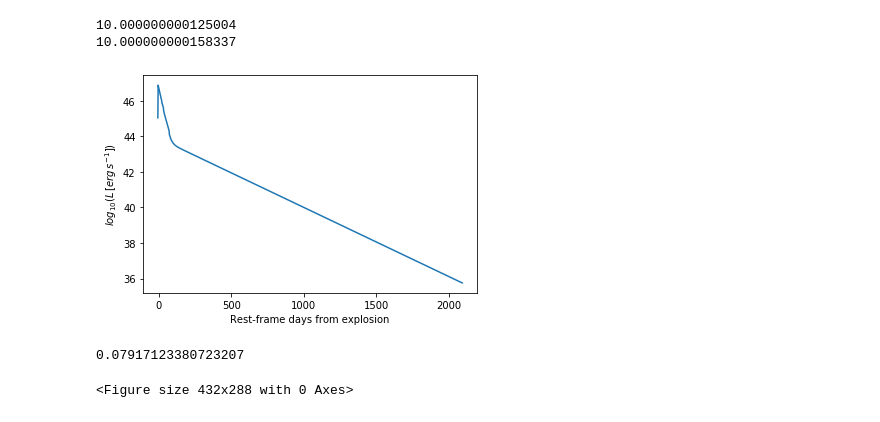
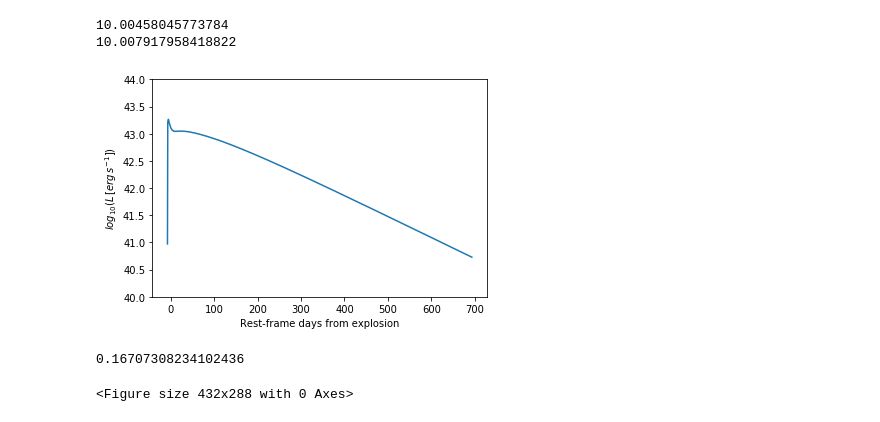
Before and after one commit to ibikadaeze/ast1501, a Jupyter notebook: mosfit_trial.ipynb, the cells around one changed output. Saved outputs shown, nothing was run; the diff lists cells and outputs as text; code cells hidden in the pictures.

```diff
--- a/mosfit_trial.ipynb
+++ b/mosfit_trial.ipynb
@@ -8,22 +8,22 @@ from six.moves import xrange
 n = 10          # Envelope density profile (6-12): steeper profile -> slower rise, broader LC
 delta = 0      # Core density profile. Should be quite flat (delta<3). LC pretty insensitive
 
-s = 0          # CSM density profile. s=0 means uniform shell, s=2 means steady wind.
+s = 2          # CSM density profile. s=0 means uniform shell, s=2 means steady wind.
 
 kappa = 0.2     # Opacity
 R0 = 1e16       # INNER CSM radius - little effect in most sensible cases!
 
-Mej = 10    # ejecta mass in Msun
-Mni = 5       # nickel mass
-Mcsm = 10        # CSM mass
-rho = 10**-4    # density of CSM shell (inner edge)
+Mej = 50    # ejecta mass in Msun
+Mni = 1       # nickel mass
+Mcsm = 5        # CSM mass
+rho = 10**-12    # density of CSM shell (inner edge)
 
 E_51 = 2      # Kinetic energy of explosion in 10^51 erg
 
 #R0 = (9.72e+17/rho)**(1./s)
 #shift = -5
 
-t_end = 2100    # last day of light curve
+t_end =  700 #2100    # last day of light curve
 n_points = 1000 # number of time steps at which to compute integral
 
 time = np.linspace(0.001,t_end,n_points)   # epochs for model LC output
@@ -173,37 +173,38 @@ L_plot = np.log10(L)
 
 t_peak = time[np.argmax(L_plot)]
 
 if s==0:
     label='Mej = %.2f Msun\nMcsm = %.2f Msun\nMni = %.2f Msun\nKinetic energy = %.2fe+51 erg\nPhotospheric radius = %.2e cm\nInner CSM density = %.2e g/cm3\nCSM profile: Shell' %(Mej,Mcsm,Mni,E_51,R_ph,rho)
 if s==2:
     label='Mej = %.2f Msun\nMcsm = %.2f Msun\nMni = %.2f Msun\nKinetic energy = %.2fe+51 erg\nPhotospheric radius = %.2e cm\nInner CSM density = %.2e g/cm3\nCSM profile: Wind' %(Mej,Mcsm,Mni,E_51,R_ph,rho)
 
 plt.plot(time-t_peak+shift,L_plot)
 #plt.legend()
 plt.xlabel('Rest-frame days from explosion')
 plt.ylabel(r'$log_{10}(\mathit{L}\,[erg\,s^{-1}])$')
 
 ymin = 41.5
 ymax = 44.2
 #plt.ylim(ymin,ymax)6
 
 try:
     xmax = time[len(L_plot[L_plot>ymin])]
 except:
     xmax = time[-1]
-
+plt.ylim(40,44)
 #plt.xlim(-5-t_peak,xmax)
 plt.show()
 #plt.plot([-120,300],[np.max(L_plot)-np.log10(np.exp(1)),np.max(L_plot)-np.log10(np.exp(1))],linestyle='--',color='dimgrey')
 
 T_phot = (np.array(L)/(4*np.pi*R_ph**2*5.67e-5))**0.25
 
 out = zip(time-t_peak+shift,L_plot,T_phot)
 print (t_FS/24/3600)
-plt.savefig('mod1ns.pdf')
+
+plt.savefig('mod10s.pdf')
 # %% [output]
-10.000000000125004
-10.000000000158337
+10.00458045773784
+10.007917958418822
-[figure, old version]
+[figure, new version]
-0.07917123380723207
+0.16707308234102436
 <Figure size 432x288 with 0 Axes>
```
Also changed, not shown: parts of 3 cells of this notebook.
